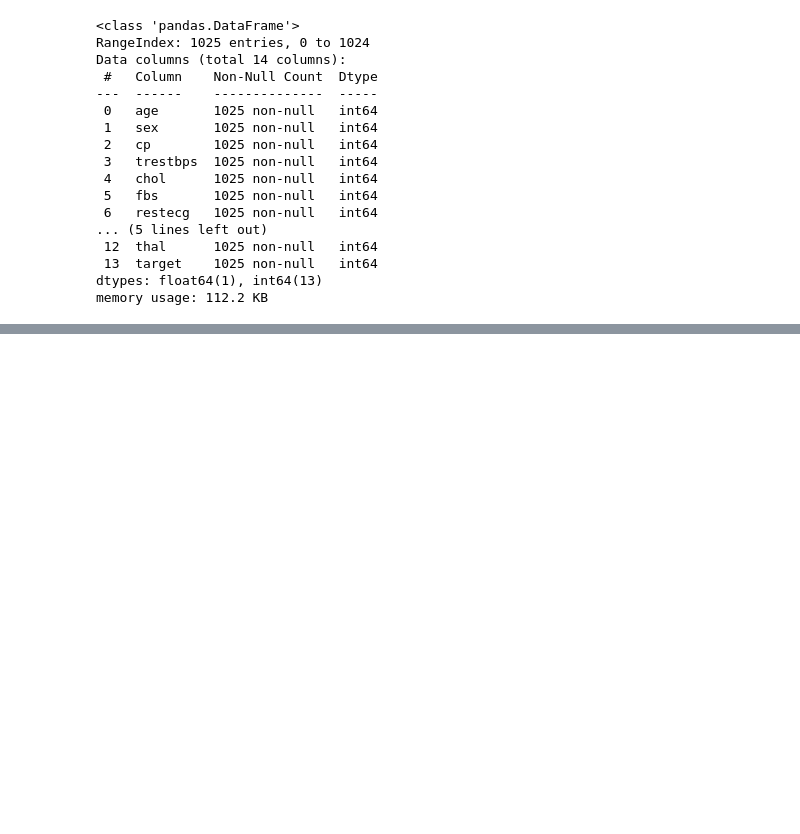
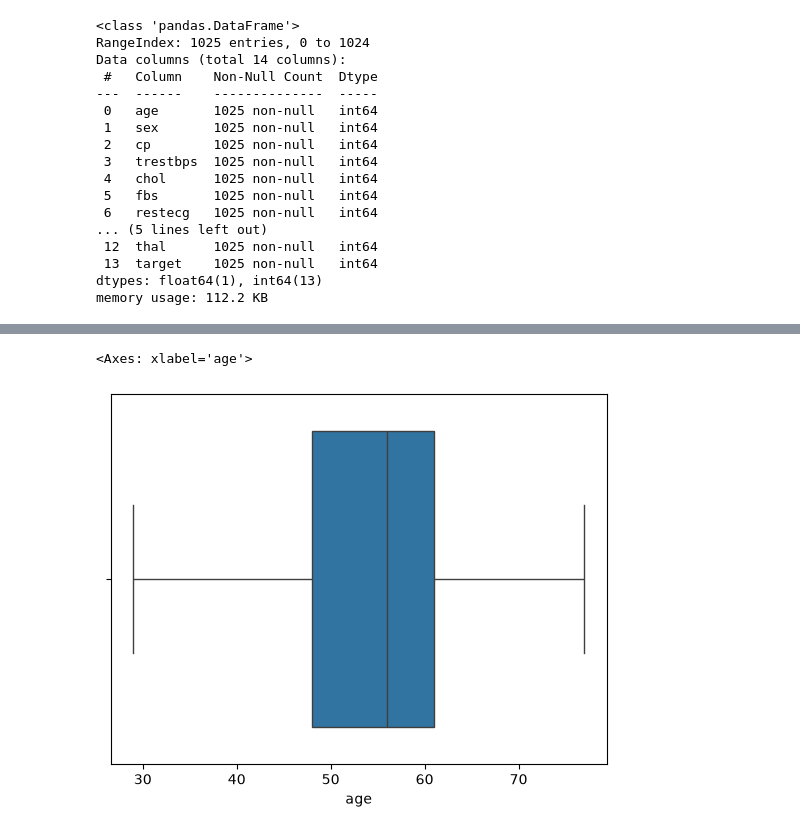
Before and after one commit to tharunika-19/Machine_Learning, a Jupyter notebook: Heart-Disease-Prediction/HeartDiseasePrediction.ipynb, the cells around one changed output, grey strips where cells are left out. Saved outputs shown, nothing was run; the diff lists cells and outputs as text; code cells hidden in the pictures; blank space fills up the shorter version.

```diff
--- a/Heart-Disease-Prediction/HeartDiseasePrediction.ipynb
+++ b/Heart-Disease-Prediction/HeartDiseasePrediction.ipynb
@@ -46,0 +114,5 @@ memory usage: 112.2 KB
+# %%
+sns.boxplot(x=df["age"])
+# %% [output]
+<Axes: xlabel='age'>
+[figure, added]
```
Also changed, not shown: parts of 19 cells of this notebook, 1 other file.
